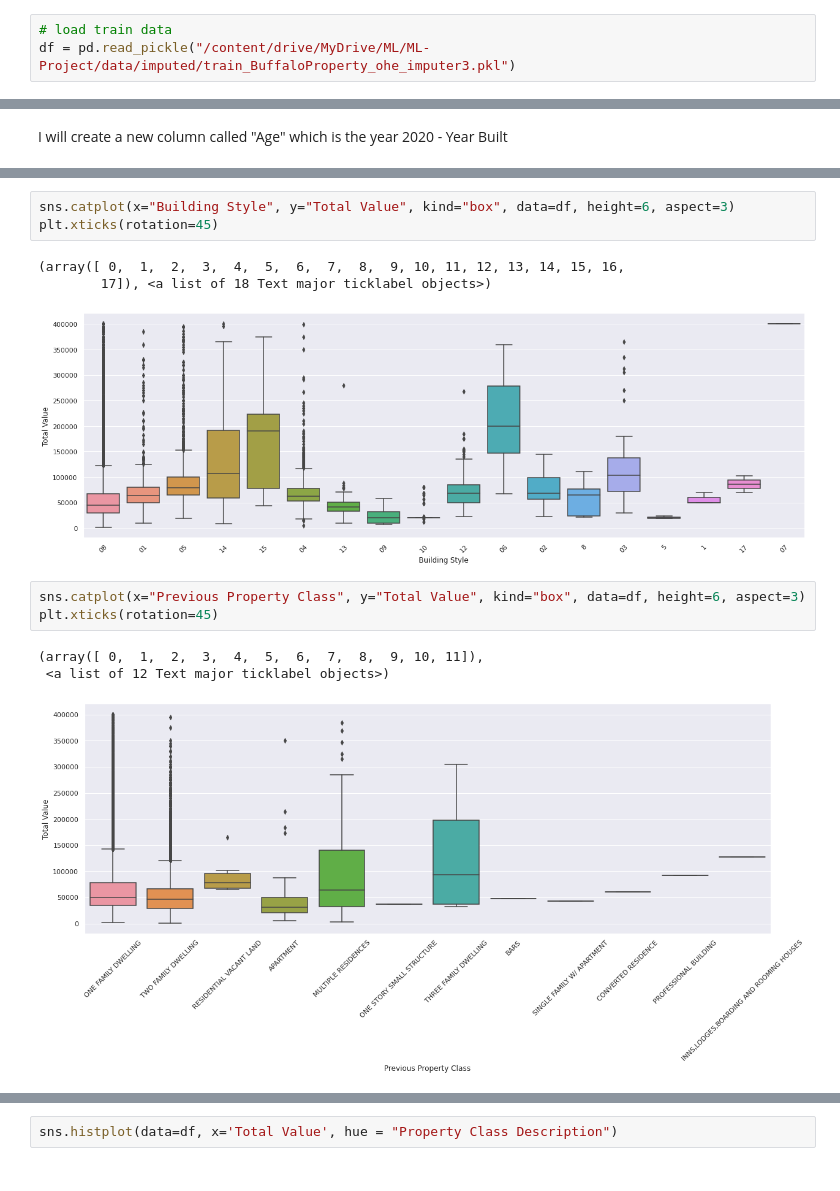
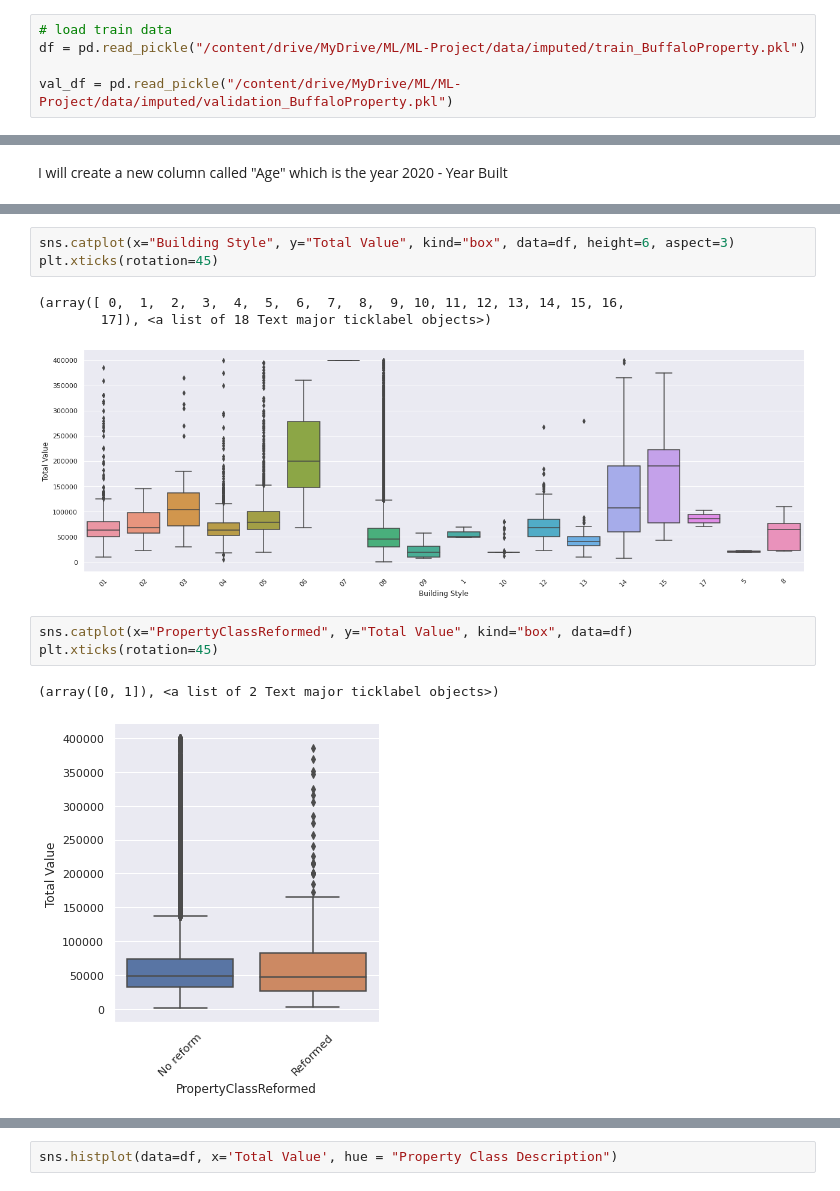
Before and after one commit to KatBCN/ML-PropertyAssessment, a Jupyter notebook: ML_Modeling_LinearRegression2_PropertyAssessment_Buffalo.ipynb, the cells around one changed output, grey strips where cells are left out. Saved outputs shown, nothing was run; the diff lists cells and outputs as text.

```diff
--- a/ML_Modeling_LinearRegression2_PropertyAssessment_Buffalo.ipynb
+++ b/ML_Modeling_LinearRegression2_PropertyAssessment_Buffalo.ipynb
@@ -46,6 +44,8 @@ imputed/  initial_splits/  metadata/  preprocessed/  results/  source_data/
 This notebook uses data from the preprocessed data folder.
 # %%
 # load train data
-df = pd.read_pickle("/content/drive/MyDrive/ML/ML-Project/data/imputed/train_BuffaloProperty_ohe_imputer3.pkl")
+df = pd.read_pickle("/content/drive/MyDrive/ML/ML-Project/data/imputed/train_BuffaloProperty.pkl")
+
+val_df = pd.read_pickle("/content/drive/MyDrive/ML/ML-Project/data/imputed/validation_BuffaloProperty.pkl")
 # %% [markdown]
 
@@ -225,14 +236,13 @@ plt.xticks(rotation=45)
 # %% [output]
 (array([ 0,  1,  2,  3,  4,  5,  6,  7,  8,  9, 10, 11, 12, 13, 14, 15, 16,
         17]), <a list of 18 Text major ticklabel objects>)
-[figure, old version]
+[figure, new version]
 # %%
-sns.catplot(x="Previous Property Class", y="Total Value", kind="box", data=df, height=6, aspect=3)
+sns.catplot(x="PropertyClassReformed", y="Total Value", kind="box", data=df)
 plt.xticks(rotation=45)
 # %% [output]
-(array([ 0,  1,  2,  3,  4,  5,  6,  7,  8,  9, 10, 11]),
- <a list of 12 Text major ticklabel objects>)
+(array([0, 1]), <a list of 2 Text major ticklabel objects>)
-[figure, old version]
+[figure, new version]
 # %%
 #define plotting region (2 rows, 2 columns)
 fig, axes = plt.subplots(2, 2, figsize = (14,8))
```
Also changed, not shown: parts of 63 cells of this notebook.
